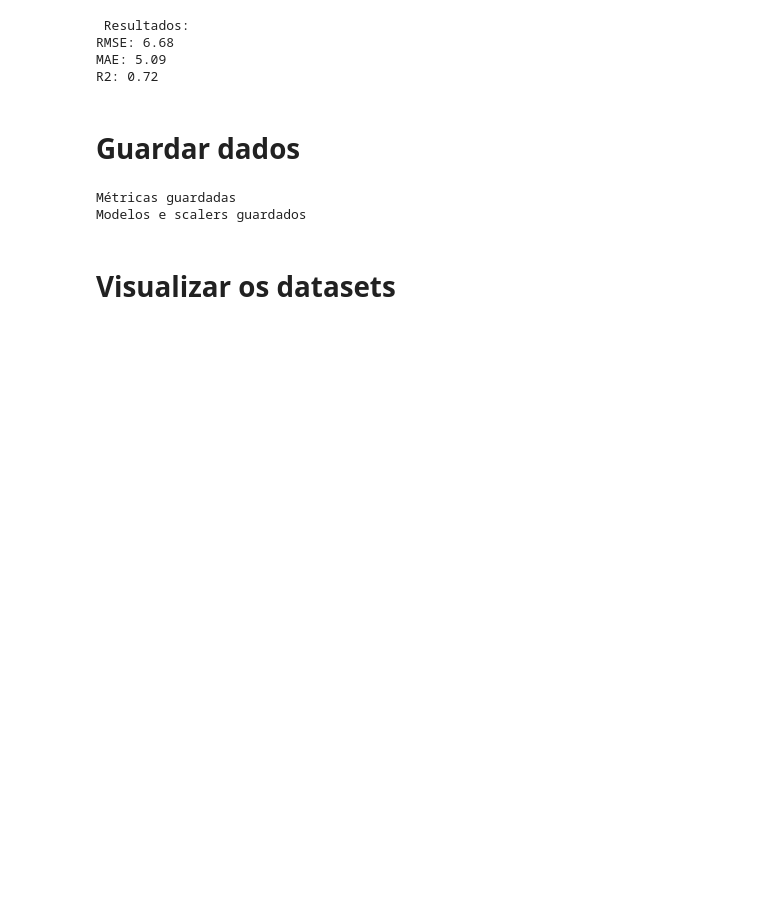
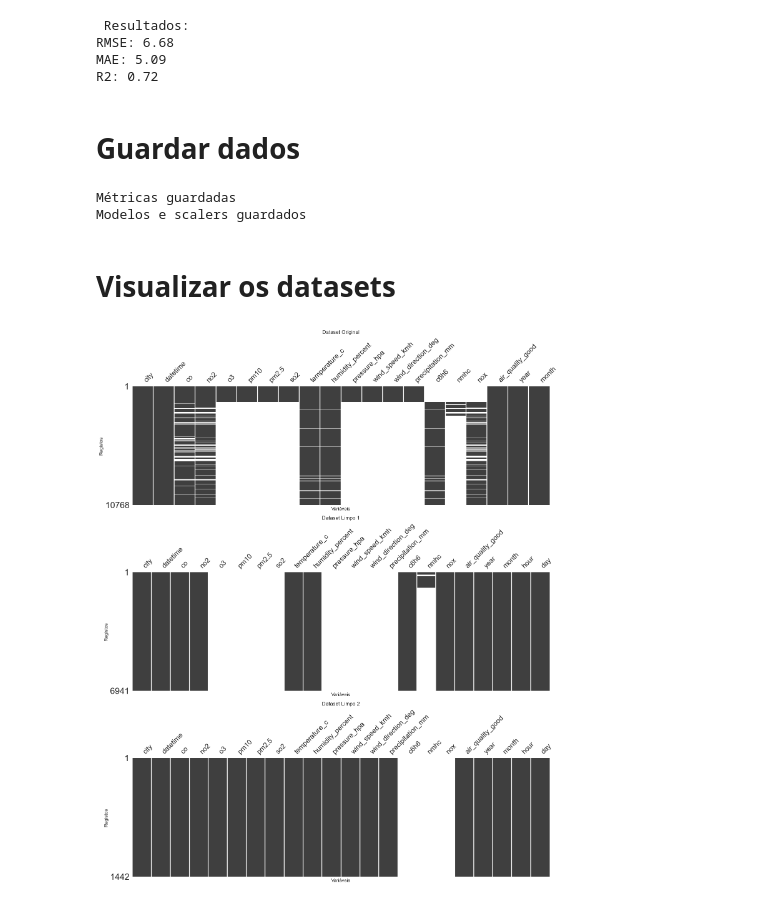
Before and after one commit to franciscopmbraz/Projeto_IA, a Jupyter notebook: train_regression.ipynb, the cells around one changed output. Cells and saved outputs as stored; diff of their text form; code cells hidden in the pictures; blank space fills up the shorter version.

```diff
--- a/train_regression.ipynb
+++ b/train_regression.ipynb
@@ -311,26 +311,28 @@ Modelos e scalers guardados
 # %%
 %matplotlib inline
 
 
 fig, axes = plt.subplots(3, 1, figsize=(15, 18))
 
 # Gráfico 1
-msno.matrix(df, ax=axes[0], color=(0.2, 0.4, 0.8))
+msno.matrix(df, ax=axes[0])
 axes[0].set_title("Dataset Original")
 axes[0].set_xlabel("Variáveis")
 axes[0].set_ylabel("Registos")
 
 # Gráfico 2
-msno.matrix(df_clean, ax=axes[1],color=(0.2, 0.7, 0.2))
+msno.matrix(df_clean, ax=axes[1])
 axes[1].set_title("Dataset Limpo 1")
 axes[1].set_xlabel("Variáveis")
 axes[1].set_ylabel("Registos")
 
 # Gráfico 3
-msno.matrix(df_clean2, ax=axes[2],color=(0.8, 0.2, 0.2))
+msno.matrix(df_clean2, ax=axes[2])
 axes[2].set_title("Dataset Limpo 2")
 axes[2].set_xlabel("Variáveis")
 axes[2].set_ylabel("Registos")
 
 plt.tight_layout()
 plt.show()
+# %% [output]
+[figure, added]
```
Also changed, not shown: parts of 3 cells of this notebook, 2 other files.
